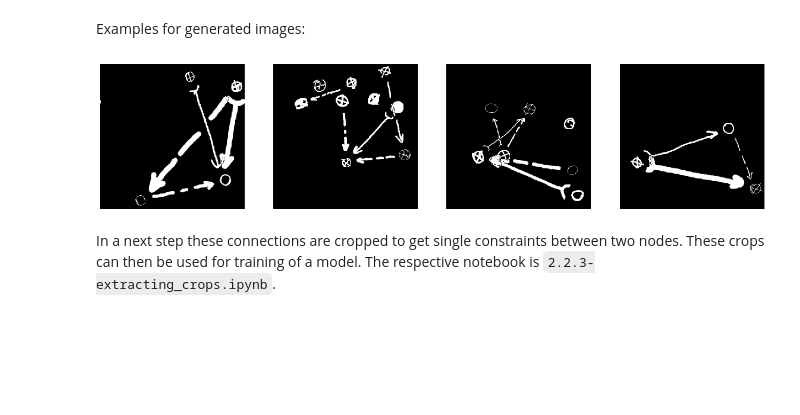
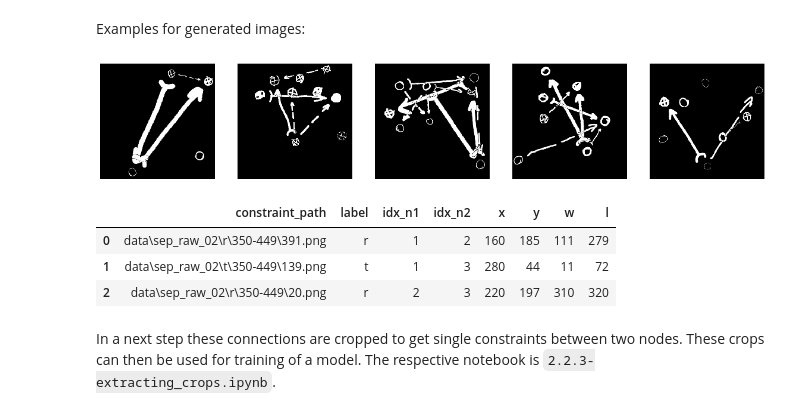
Before and after one commit to klawr/deepmech, a Jupyter notebook: reports/sep/notebooks/2.2.2-connecting_nodes.ipynb, the cells around one changed output. Saved outputs shown, nothing was run; the diff lists cells and outputs as text; code cells hidden in the pictures; blank space fills up the shorter version.

```diff
--- a/reports/sep/notebooks/2.2.2-connecting_nodes.ipynb
+++ b/reports/sep/notebooks/2.2.2-connecting_nodes.ipynb
@@ -60,9 +60,9 @@ df.head()
 # %%
 plt.figure(figsize=(20,20))
 
-for idx, image_path in enumerate(os.listdir(interim_prev)[:4]):
-    image = cv2.imread(path.join(interim_prev, image_path), cv2.IMREAD_GRAYSCALE)
-    plt.subplot(1, 4, idx + 1)
+for idx, series in df.head().iterrows():
+    image = cv2.imread(series.image_path, cv2.IMREAD_GRAYSCALE)
+    plt.subplot(1, 5, idx + 1)
     plt.set_cmap('gray')
     plt.axis('off')
     plt.imshow(image)
@@ -125,10 +125,10 @@ def place_constraint(c_img, x, y, l, w, background_shape):
 
     return c_img
 
-i = df.iterrows()
-for image_idx, image_data in tqdm(i, total=len(df)):
-    image_data['constraints'] = []
+df['constraints'] = None
+for image_idx, image_data in tqdm(df.iterrows(), total=len(df)):
     image = cv2.imread(image_data['image_path'], cv2.IMREAD_GRAYSCALE)
+    df.constraints[image_idx] = []
 
     for i in range(len(image_data['nodes'])):
         for j in range(i+1, len(image_data['nodes'])):
@@ -138,15 +138,15 @@ for image_idx, image_data in tqdm(i, total=len(df)):
 
             n1, n2 = image_data['nodes'][i], image_data['nodes'][j]
 
-            dx = n1['x'] - n2['x']
-            dy = n1['y'] - n2['y']
+            dx = n2['x'] - n1['x']
+            dy = n2['y'] - n1['y']
             w  = np.arctan2(dy,dx) * 180 / np.pi
             l  = np.hypot(dx, dy) - 50
             if l < 50 or l > 350:
                 continue
 
-            x  = int(np.mean((n1['x'], n2['x']))) + 16
-            y  = int(np.mean((n1['y'], n2['y']))) + 16
+            x  = int(np.mean((n1['x'], n2['x'])))
+            y  = int(np.mean((n1['y'], n2['y'])))
 
             label = np.random.choice(['r', 't'])
 
@@ -163,17 +163,20 @@ for image_idx, image_data in tqdm(i, total=len(df)):
             w += 360
             w %= 360
 
-            image_data['constraints'].append({
+            df.constraints[image_idx].append({
                 'constraint_path': constraint_path,
                 'label': label,
+                'idx_n1': i,
+                'idx_n2': j,
                 'x': x,
                 'y': y,
                 'w': int(w),
                 'l': int(l)
             })
 
-    image_data['image_path'] = path.join(interim, path.basename(image_data['image_path']))
-    cv2.imwrite(image_data['image_path'], image)
+    image_data.image_path = path.join(
+        interim, path.basename(image_data.image_path))
+    cv2.imwrite(image_data.image_path, image)
 
 df.to_json(path.join(interim, 'config.json'))
 # %% [markdown]
@@ -181,16 +184,22 @@ Examples for generated images:
 # %%
 plt.figure(figsize=(20,20))
 
-for idx, image_path in enumerate(os.listdir(interim)[:4]):
-    image = cv2.imread(path.join(interim, image_path), cv2.IMREAD_GRAYSCALE)
-    plt.subplot(1, 4, idx + 1)
+for idx, series in df.head().iterrows():
+    image = cv2.imread(series.image_path, cv2.IMREAD_GRAYSCALE)
+    plt.subplot(1, 5, idx + 1)
     plt.set_cmap('gray')
     plt.axis('off')
     plt.imshow(image)
 
 plt.show()
+
+pd.DataFrame(df.constraints[0])
 # %% [output]
-[figure, old version]
+[figure, new version]
+|  | constraint_path | label | idx_n1 | idx_n2 | x | y | w | l |
+| 0 | data\sep_raw_02\r\350-449\391.png | r | 1 | 2 | 160 | 185 | 111 | 279 |
+| 1 | data\sep_raw_02\t\350-449\139.png | t | 1 | 3 | 280 | 44 | 11 | 72 |
+| 2 | data\sep_raw_02\r\350-449\20.png | r | 2 | 3 | 220 | 197 | 310 | 320 |
 # %% [markdown]
 In a next step these connections are cropped to get single constraints between two nodes.
 These crops can then be used for training of a model.
```
Also changed, not shown: parts of 1 cell of this notebook, 3 other files.
